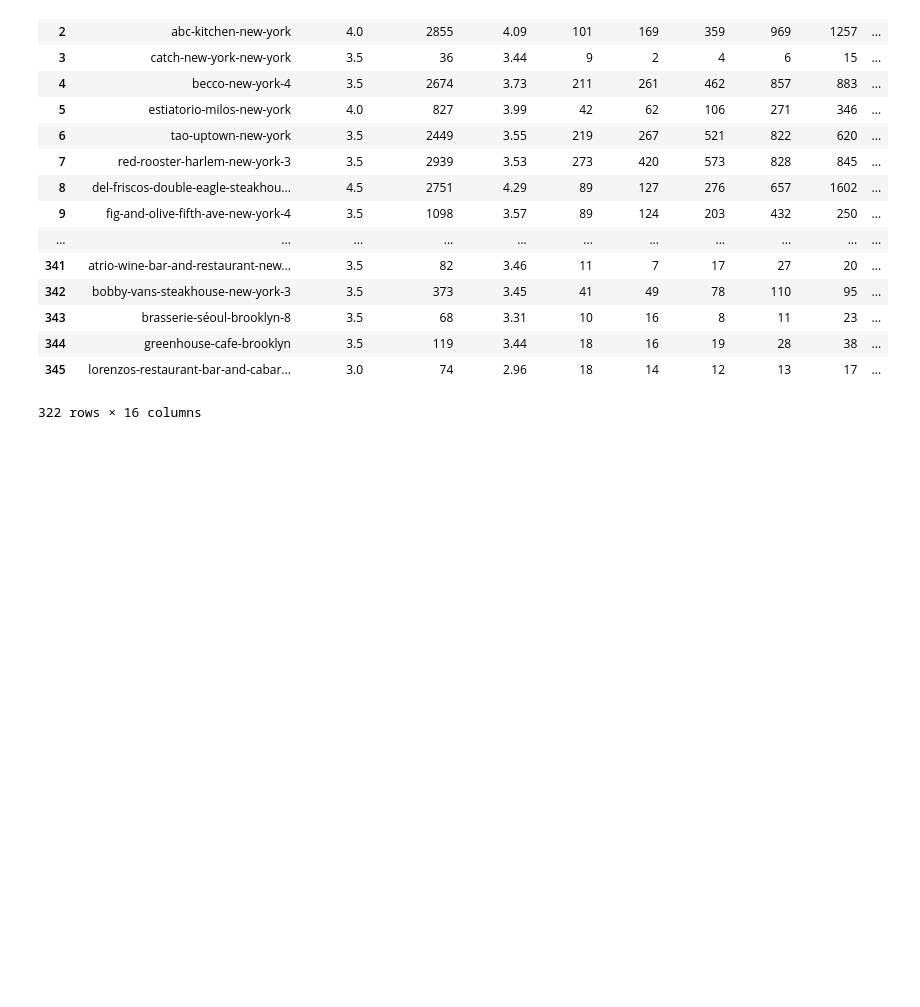
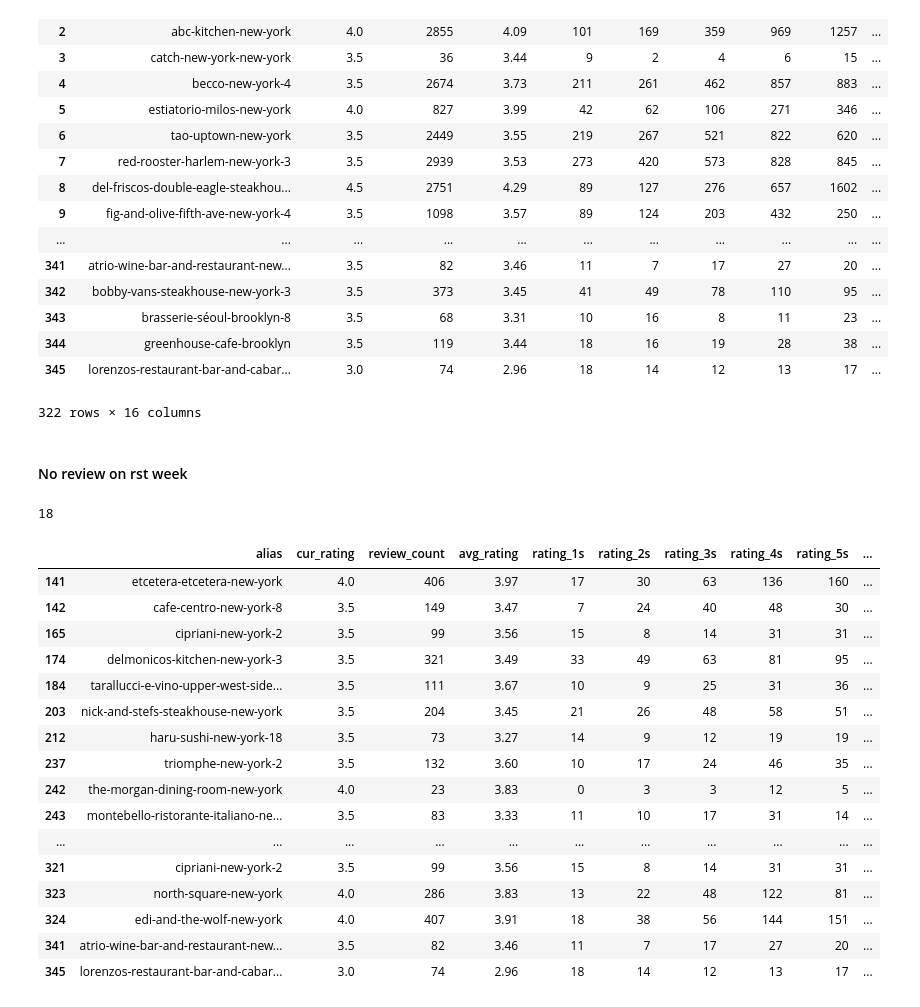
Before and after one commit to ctc316/NYC_RstWeek, a Jupyter notebook: analysis.ipynb, the cells around one changed output. Drawn from its saved outputs; the diff is of its cells as text; code cells hidden in the pictures; blank space fills up the shorter version.

Commit message:
analysis

```diff
--- a/analysis.ipynb
+++ b/analysis.ipynb
@@ -106,5 +106,5 @@ behavior, convert the 'datetime.date' to a datetime with
 # %%
 results.to_csv("data/review_analysis.csv")
 # %%
-review_analysis = pd.read_csv("data/review_analysis.csv", index_col=0)
+analysis = pd.read_csv("data/review_analysis.csv", index_col=0)
 # %%
@@ -128,3 +128,28 @@ display(review_analysis)
 | 344 | greenhouse-cafe-brooklyn | 3.5 | 119 | 3.44 | 18 | 16 | 19 | 28 | 38 | ... |
 | 345 | lorenzos-restaurant-bar-and-cabar... | 3.0 | 74 | 2.96 | 18 | 14 | 12 | 13 | 17 | ... |
 322 rows × 16 columns
+# %% [markdown]
+#### No review on rst week
+# %%
+no_reviews = analysis[analysis['rw_review_count'] == 0]
+print(no_reviews.shape[0])
+display(no_reviews)
+# %% [output]
+18
+|  | alias | cur_rating | review_count | avg_rating | rating_1s | rating_2s | rating_3s | rating_4s | rating_5s | ... |
+| 141 | etcetera-etcetera-new-york | 4.0 | 406 | 3.97 | 17 | 30 | 63 | 136 | 160 | ... |
+| 142 | cafe-centro-new-york-8 | 3.5 | 149 | 3.47 | 7 | 24 | 40 | 48 | 30 | ... |
+| 165 | cipriani-new-york-2 | 3.5 | 99 | 3.56 | 15 | 8 | 14 | 31 | 31 | ... |
+| 174 | delmonicos-kitchen-new-york-3 | 3.5 | 321 | 3.49 | 33 | 49 | 63 | 81 | 95 | ... |
+| 184 | tarallucci-e-vino-upper-west-side... | 3.5 | 111 | 3.67 | 10 | 9 | 25 | 31 | 36 | ... |
+| 203 | nick-and-stefs-steakhouse-new-york | 3.5 | 204 | 3.45 | 21 | 26 | 48 | 58 | 51 | ... |
+| 212 | haru-sushi-new-york-18 | 3.5 | 73 | 3.27 | 14 | 9 | 12 | 19 | 19 | ... |
+| 237 | triomphe-new-york-2 | 3.5 | 132 | 3.60 | 10 | 17 | 24 | 46 | 35 | ... |
+| 242 | the-morgan-dining-room-new-york | 4.0 | 23 | 3.83 | 0 | 3 | 3 | 12 | 5 | ... |
+| 243 | montebello-ristorante-italiano-ne... | 3.5 | 83 | 3.33 | 11 | 10 | 17 | 31 | 14 | ... |
+| ... | ... | ... | ... | ... | ... | ... | ... | ... | ... | ... |
+| 321 | cipriani-new-york-2 | 3.5 | 99 | 3.56 | 15 | 8 | 14 | 31 | 31 | ... |
+| 323 | north-square-new-york | 4.0 | 286 | 3.83 | 13 | 22 | 48 | 122 | 81 | ... |
+| 324 | edi-and-the-wolf-new-york | 4.0 | 407 | 3.91 | 18 | 38 | 56 | 144 | 151 | ... |
+| 341 | atrio-wine-bar-and-restaurant-new... | 3.5 | 82 | 3.46 | 11 | 7 | 17 | 27 | 20 | ... |
+| 345 | lorenzos-restaurant-bar-and-cabar... | 3.0 | 74 | 2.96 | 18 | 14 | 12 | 13 | 17 | ... |
```
Also changed, not shown: parts of 4 cells of this notebook, 2 other files.
